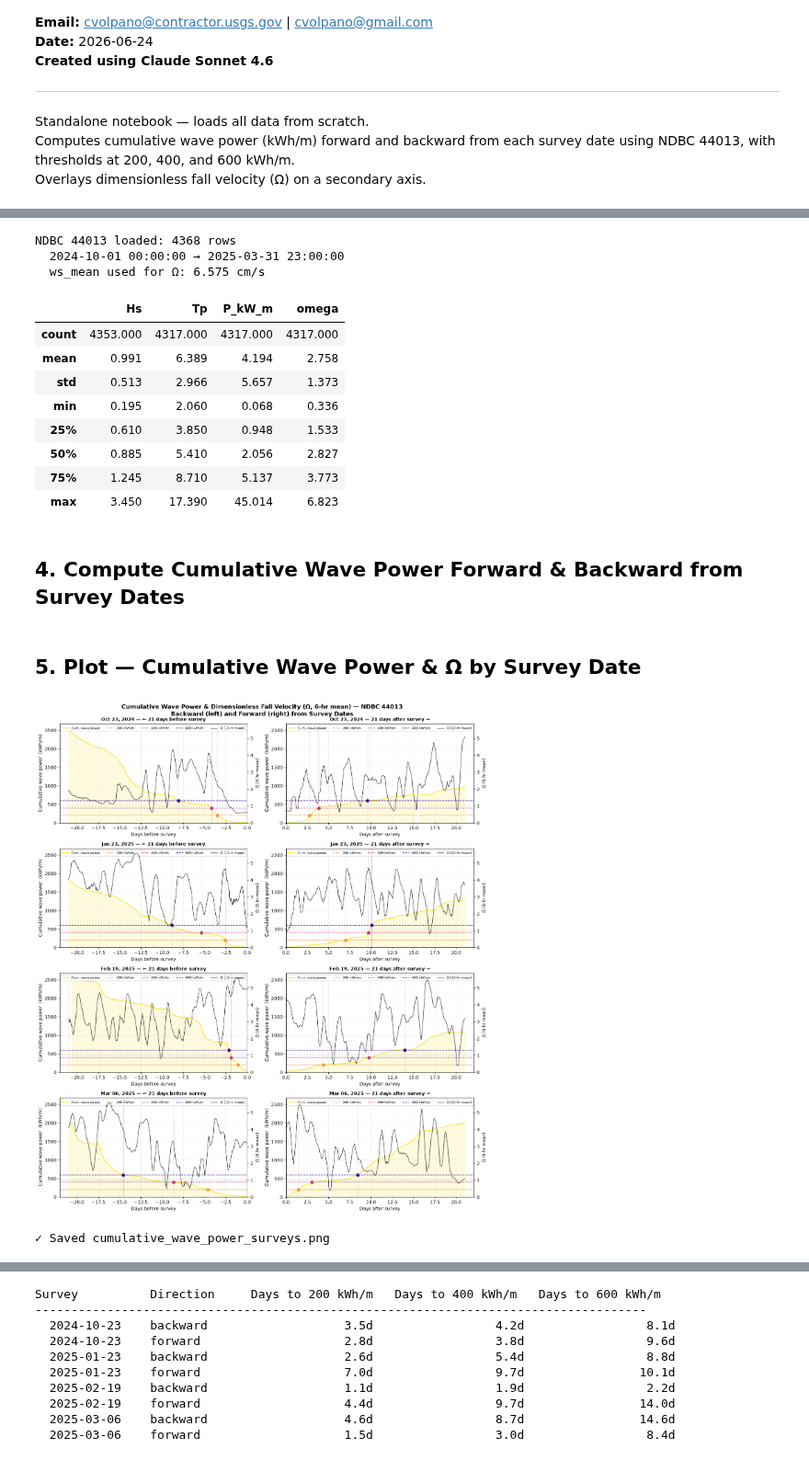
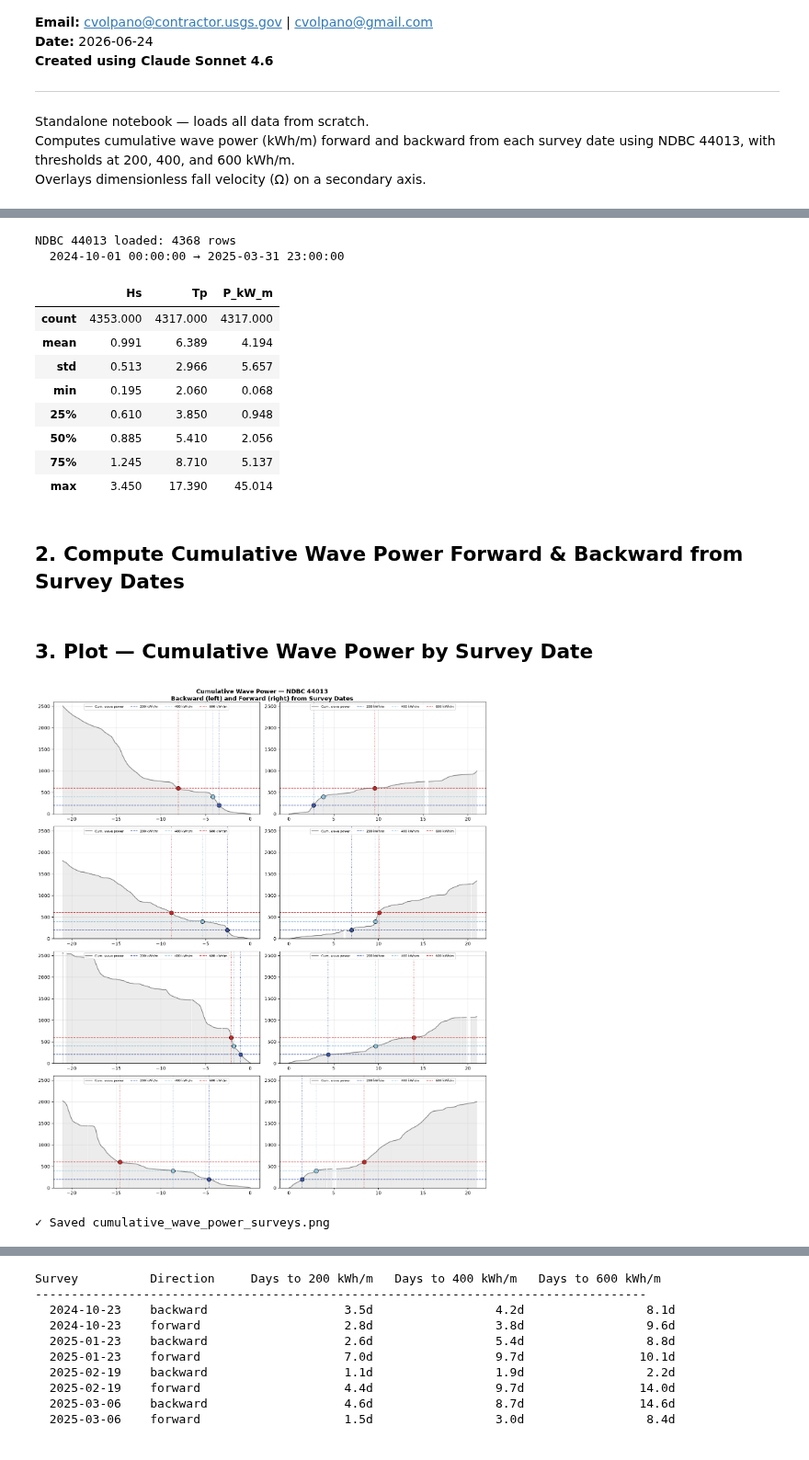
Before and after one commit to cvolpano/PUVprocessing_usgs, a Jupyter notebook: nanopod/data/cumulativeWavePower.ipynb, the cells around one changed output, grey strips where cells are left out. Shown at 92% size. Drawn from its saved outputs; the diff is of its cells as text; code cells hidden in the pictures.

Commit message:
Fixed threshold colors

```diff
--- a/nanopod/data/cumulativeWavePower.ipynb
+++ b/nanopod/data/cumulativeWavePower.ipynb
@@ -38,18 +38,17 @@ LOOKFWD_DAYS     = 21
 POWER_THRESHOLDS = [200, 400, 600]   # kWh/m
 
 # Physical constants
-RHO     = 1025.0   # seawater density (kg/m³)
-G       = 9.81     # gravitational acceleration (m/s²)
-RHO_S   = 2650.0   # sediment density (kg/m³)
-NU      = 1.36e-6  # kinematic viscosity at ~10°C (m²/s)
+RHO   = 1025.0    # seawater density (kg/m³)
+
+G       = 9.81      # gravitational acceleration (m/s²)
 P_CONST = (RHO * G**2) / (64 * np.pi) / 1000  # wave power constant → kW/m
 
 # Spectral colormap
-_sp = plt.colormaps["plasma"]
+_sp = plt.colormaps["RdYlBu"]
 PALETTE = {
     "ndbc":    _sp(0.95),
     "wis":     _sp(0.08),
     "survey":  _sp(0.55),
     "insitu":  _sp(0.72),
 }
-THRESHOLD_COLORS = [_sp(0.75), _sp(0.45), _sp(0.08)]
+THRESHOLD_COLORS = [_sp(0.95), _sp(0.75), _sp(0.08)]
@@ -141,27 +67,25 @@ def load_ndbc_csv(path):
 
 ndbc_44013 = load_ndbc_csv(NDBC_44013_FILE)
 ndbc_44013 = ndbc_44013.resample("1h").mean()  # hourly so cumsum = kWh/m
-ndbc_44013["omega"] = ndbc_44013["Hs"] / (ws_mean * ndbc_44013["Tp"])
+
 
 print(f"NDBC 44013 loaded: {len(ndbc_44013)} rows")
 print(f"  {ndbc_44013.index.min()} → {ndbc_44013.index.max()}")
-print(f"  ws_mean used for Ω: {ws_mean*100:.3f} cm/s")
-ndbc_44013[["Hs", "Tp", "P_kW_m", "omega"]].describe().round(3)
+ndbc_44013[["Hs", "Tp", "P_kW_m"]].describe().round(3)
 # %% [output]
 NDBC 44013 loaded: 4368 rows
   2024-10-01 00:00:00 → 2025-03-31 23:00:00
-  ws_mean used for Ω: 6.575 cm/s
-|  | Hs | Tp | P_kW_m | omega |
-| count | 4353.000 | 4317.000 | 4317.000 | 4317.000 |
-| mean | 0.991 | 6.389 | 4.194 | 2.758 |
-| std | 0.513 | 2.966 | 5.657 | 1.373 |
-| min | 0.195 | 2.060 | 0.068 | 0.336 |
-| 25% | 0.610 | 3.850 | 0.948 | 1.533 |
-| 50% | 0.885 | 5.410 | 2.056 | 2.827 |
-| 75% | 1.245 | 8.710 | 5.137 | 3.773 |
-| max | 3.450 | 17.390 | 45.014 | 6.823 |
+|  | Hs | Tp | P_kW_m |
+| count | 4353.000 | 4317.000 | 4317.000 |
+| mean | 0.991 | 6.389 | 4.194 |
+| std | 0.513 | 2.966 | 5.657 |
+| min | 0.195 | 2.060 | 0.068 |
+| 25% | 0.610 | 3.850 | 0.948 |
+| 50% | 0.885 | 5.410 | 2.056 |
+| 75% | 1.245 | 8.710 | 5.137 |
+| max | 3.450 | 17.390 | 45.014 |
 # %% [markdown]
-## 4. Compute Cumulative Wave Power Forward & Backward from Survey Dates
+## 2. Compute Cumulative Wave Power Forward & Backward from Survey Dates
 # %%
 def cumulative_around(df, survey_date, lookback_days, lookfwd_days):
     """
@@ -190,7 +114,7 @@ def cumulative_around(df, survey_date, lookback_days, lookfwd_days):
 
     return backward, forward
 # %% [markdown]
-## 5. Plot — Cumulative Wave Power & Ω by Survey Date
+## 3. Plot — Cumulative Wave Power by Survey Date
 # %%
 # Compute global y-axis limits across all surveys and directions
 all_cum_power = []
@@ -200,14 +124,13 @@ for survey_date in SURVEY_DATES:
     for seg in [bk, fw]:
         if seg is not None:
             all_cum_power.append(seg["cum_power"].max())
-            all_omega.append(seg["omega"].rolling(12, center=True, min_periods=1).mean().max())
 ymax_power = max(all_cum_power) * 1.05
-ymax_omega = max(all_omega) * 1.05
+
 
 n_surveys = len(SURVEY_DATES)
 fig, axes = plt.subplots(n_surveys, 2, figsize=(14, 4 * n_surveys))
 fig.suptitle(
-    "Cumulative Wave Power & Dimensionless Fall Velocity (Ω, 6-hr mean) — NDBC 44013\n"
+    "Cumulative Wave Power — NDBC 44013\n"
     "Backward (left) and Forward (right) from Survey Dates",
     fontsize=13, fontweight="bold"
 )
@@ -221,58 +144,41 @@ for i, survey_date in enumerate(SURVEY_DATES):
 
     t_survey = pd.Timestamp(survey_date)
 
     for j, (seg_label, df_seg, xlabel) in enumerate([
         (f"← {LOOKBACK_DAYS} days before survey", backward, "Days before survey"),
         (f"{LOOKFWD_DAYS} days after survey →",   forward,  "Days after survey"),
     ]):
         ax  = axes[i, j]
-        ax2 = ax.twinx()
+        ax.set_ylim([0,2600])
 
         x = df_seg["days"]
 
         # ── Cumulative wave power ─────────────────────────────────────────────
-        ax.fill_between(x, df_seg["cum_power"], alpha=0.15, color=PALETTE["ndbc"])
-        ax.plot(x, df_seg["cum_power"], color=PALETTE["ndbc"], lw=1.5,
+        ax.fill_between(x, df_seg["cum_power"], alpha=0.15, color="gray")
+        ax.plot(x, df_seg["cum_power"], color="gray", lw=1.5,
                 label="Cum. wave power")
 
         # Threshold lines and crossing markers
         for thresh, tcol in zip(POWER_THRESHOLDS, THRESHOLD_COLORS):
             ax.axhline(thresh, color=tcol, lw=1.2, ls="--", label=f"{thresh} kWh/m")
             crossed = df_seg[df_seg["cum_power"] >= thresh]
             if not crossed.empty:
                 x_cross = crossed["days"].iloc[0]
-                ax.axvline(x_cross, color=tcol, lw=0.8, ls=":", alpha=0.7)
-                ax.scatter(x_cross, thresh, color=tcol, s=40, zorder=5)
+                ax.axvline(x_cross, color=tcol, lw=1.2, ls=":", alpha=0.9)
+                ax.scatter(x_cross, thresh, color=tcol, s=80, zorder=5,linewidth=0.75, edgecolor="black")
 
-        # ── 6-hour rolling mean of Omega on secondary axis ────────────────────
-        omega_smooth = df_seg["omega"].rolling(12, center=True, min_periods=1).mean()
-        ax2.plot(x, omega_smooth, color='black', lw=1,
-                 alpha=0.8, label="Ω (12-hr mean)")
-        ax2.axhline(1, color=PALETTE["wis"], lw=0.8, ls=":", alpha=0.5)
-        ax2.axhline(6, color=PALETTE["wis"], lw=0.8, ls=":", alpha=0.5)
-        ax2.set_ylabel("Ω (6-hr mean)", color="black", fontsize=9)
-        ax2.tick_params(axis="y", labelcolor="black")
-        ax2.set_ylim(0, ymax_omega)
-
-        ax.set_title(f"{t_survey.strftime('%b %d, %Y')} — {seg_label}",
-                     fontweight="bold", fontsize=10)
-        ax.set_xlabel(xlabel)
-        ax.set_ylabel("Cumulative wave power  (kWh/m)")
-        ax.set_ylim(0, ymax_power)
-        ax.set_xlim(right=0) if j == 0 else ax.set_xlim(left=0)
-        ax.grid(color="#e0e0e0", linewidth=0.6, linestyle="--")
 
         # Combined legend
         lines1, labels1 = ax.get_legend_handles_labels()
-        lines2, labels2 = ax2.get_legend_handles_labels()
-        ax.legend(lines1 + lines2, labels1 + labels2,
+        ax.grid(True,zorder=0, alpha=0.3)
+        ax.legend(lines1, labels1,
                   fontsize=7.5, loc="upper center", ncol=5)
 
 fig.tight_layout()
-fig.savefig(PLOT_DIR / "cumulative_wave_power_surveys.png", bbox_inches="tight", dpi=150)
+fig.savefig(PLOT_DIR / "cumulative_wave_power_surveys.png", bbox_inches="tight", dpi=350)
 plt.show()
 print("✓ Saved cumulative_wave_power_surveys.png")
 # %% [output]
-[figure, old version]
+[figure, new version]
 ✓ Saved cumulative_wave_power_surveys.png
 # %% [markdown]
```
Also changed, not shown: parts of 10 cells of this notebook, 2 other files.
